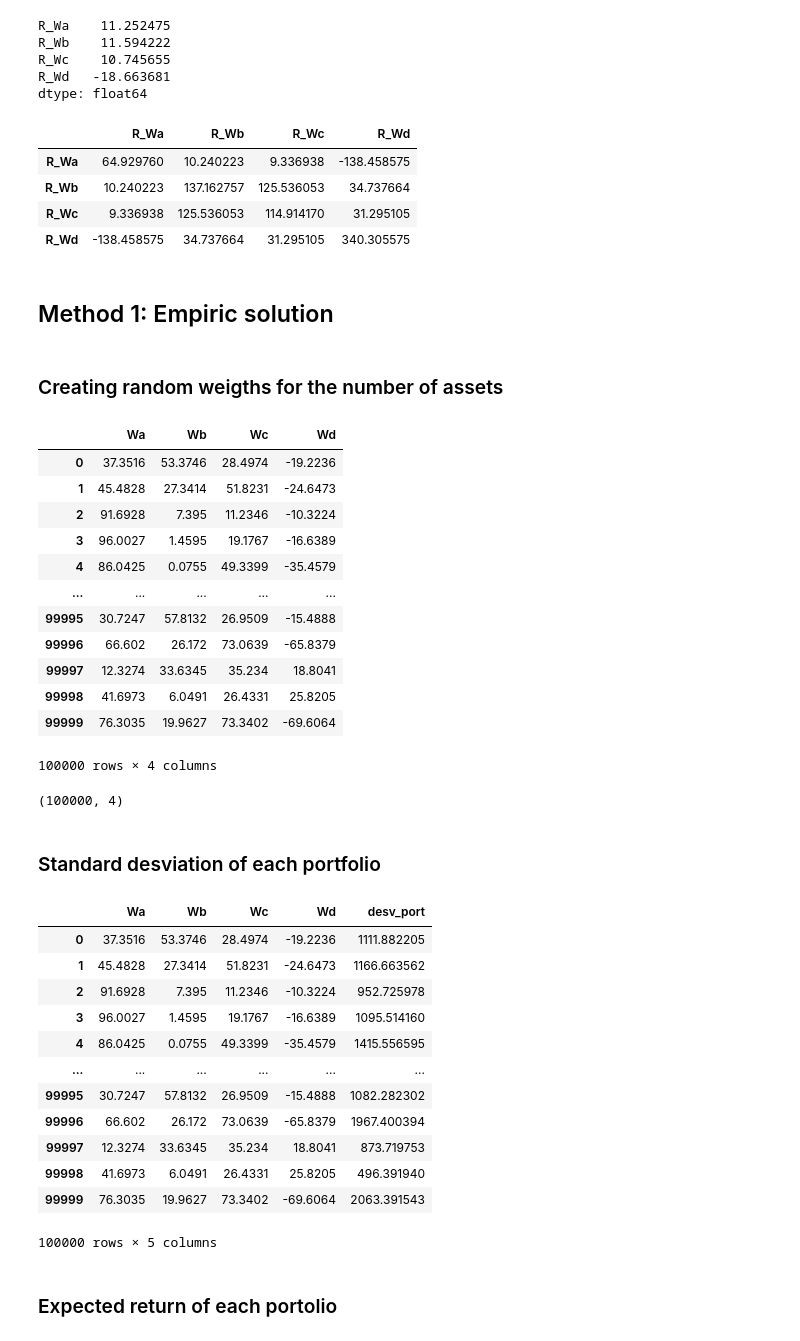
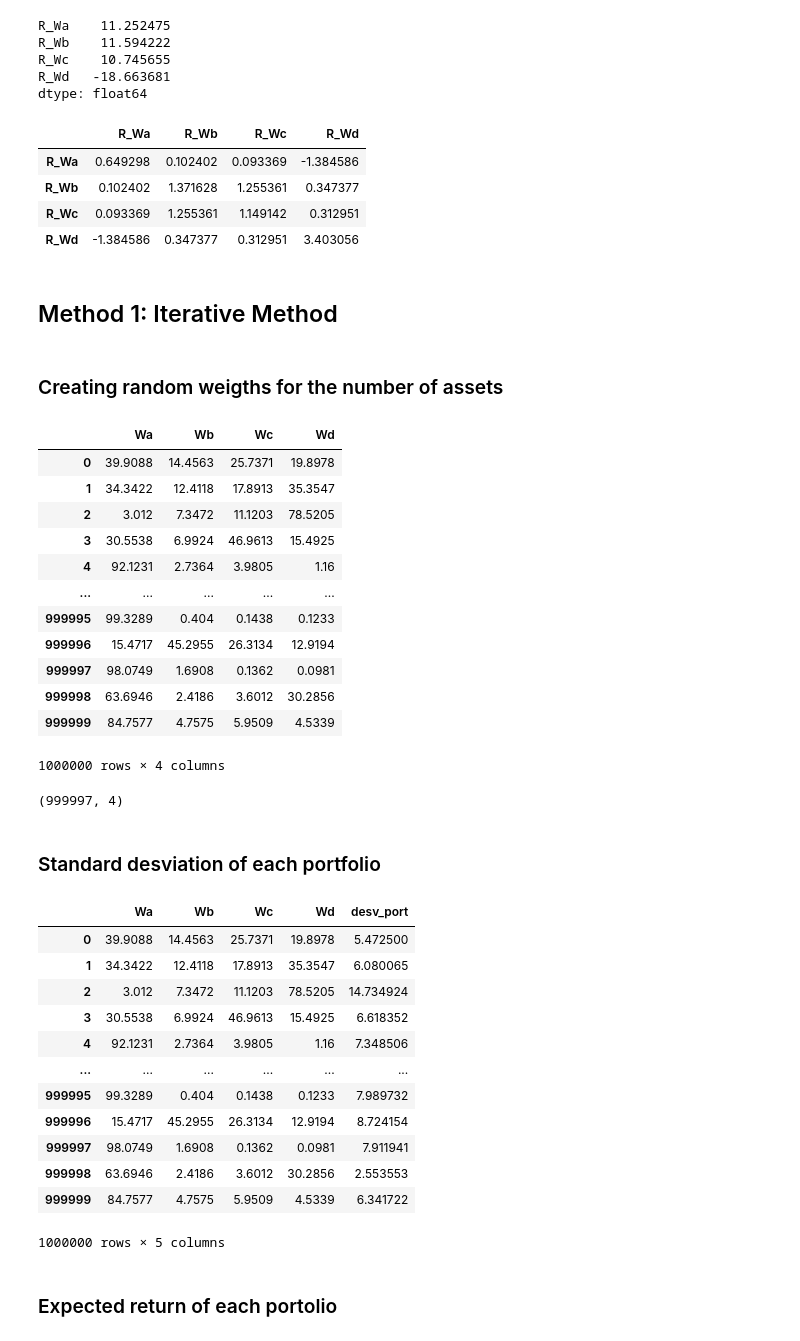
Before and after one commit to Maurojara1/PortfolioManagement, a Jupyter notebook: WeightOptimization.ipynb, the cells around one changed output. Cells and saved outputs as stored; diff of their text form; code cells hidden in the pictures.

Commit message:
finish iterative method of portfolio optimization
Signed-off-by: Maurojara1 <jaramillo.uparela.mauricio@gmail.com>

```diff
--- a/WeightOptimization.ipynb
+++ b/WeightOptimization.ipynb
@@ -108,19 +108,20 @@ R_Wd   -18.663681
 dtype: float64
 # %%
 Cov_mat = returns.cov()
+Cov_mat = Cov_mat.div(100)
 Cov_mat
 # %% [output]
 |  | R_Wa | R_Wb | R_Wc | R_Wd |
-| R_Wa | 64.929760 | 10.240223 | 9.336938 | -138.458575 |
-| R_Wb | 10.240223 | 137.162757 | 125.536053 | 34.737664 |
-| R_Wc | 9.336938 | 125.536053 | 114.914170 | 31.295105 |
-| R_Wd | -138.458575 | 34.737664 | 31.295105 | 340.305575 |
+| R_Wa | 0.649298 | 0.102402 | 0.093369 | -1.384586 |
+| R_Wb | 0.102402 | 1.371628 | 1.255361 | 0.347377 |
+| R_Wc | 0.093369 | 1.255361 | 1.149142 | 0.312951 |
+| R_Wd | -1.384586 | 0.347377 | 0.312951 | 3.403056 |
 # %% [markdown]
-## Method 1: Empiric solution
+## Method 1: Iterative Method
 # %% [markdown]
 ### Creating random weigths for the number of assets
 # %%
-n = 100000
+n = 1000000
 weights = pd.DataFrame(columns=tickers, index=range(n))
 for i in range(n):
     n_weights = []
@@ -132,58 +133,63 @@ for i in range(n):
             LBound = (int)(randW*1000000)
             acum+=randW
             n_weights.append(randW*100)
-        elif w == len(tickers)-1 :
-            randW = (1 - acum)
-            n_weights.append(randW*100)
+        elif w == (len(tickers)-1):
+            if LBound==1000000: n_weights.append(0)
+            else:
+                randW = (1 - acum)
+                n_weights.append(randW*100)
+                acum+=randW
         else:
-            randW = 1-random.randrange(LBound,1000000)/1000000
-            LBound = (int)(randW*1000000)
-            acum+=randW
-            n_weights.append(randW*100)
+            if LBound==1000000: n_weights.append(0)
+            else:
+                randW = 1-random.randrange(LBound,1000000)/1000000
+                LBound += (int)(randW*1000000)
+                acum+=randW
+                n_weights.append(randW*100)
     weights.iloc[i] = n_weights
 weights
 # %% [output]
 |  | Wa | Wb | Wc | Wd |
-| 0 | 37.3516 | 53.3746 | 28.4974 | -19.2236 |
-| 1 | 45.4828 | 27.3414 | 51.8231 | -24.6473 |
-| 2 | 91.6928 | 7.395 | 11.2346 | -10.3224 |
-| 3 | 96.0027 | 1.4595 | 19.1767 | -16.6389 |
-| 4 | 86.0425 | 0.0755 | 49.3399 | -35.4579 |
+| 0 | 39.9088 | 14.4563 | 25.7371 | 19.8978 |
+| 1 | 34.3422 | 12.4118 | 17.8913 | 35.3547 |
+| 2 | 3.012 | 7.3472 | 11.1203 | 78.5205 |
+| 3 | 30.5538 | 6.9924 | 46.9613 | 15.4925 |
+| 4 | 92.1231 | 2.7364 | 3.9805 | 1.16 |
 | ... | ... | ... | ... | ... |
-| 99995 | 30.7247 | 57.8132 | 26.9509 | -15.4888 |
-| 99996 | 66.602 | 26.172 | 73.0639 | -65.8379 |
-| 99997 | 12.3274 | 33.6345 | 35.234 | 18.8041 |
-| 99998 | 41.6973 | 6.0491 | 26.4331 | 25.8205 |
-| 99999 | 76.3035 | 19.9627 | 73.3402 | -69.6064 |
+| 999995 | 99.3289 | 0.404 | 0.1438 | 0.1233 |
+| 999996 | 15.4717 | 45.2955 | 26.3134 | 12.9194 |
+| 999997 | 98.0749 | 1.6908 | 0.1362 | 0.0981 |
+| 999998 | 63.6946 | 2.4186 | 3.6012 | 30.2856 |
+| 999999 | 84.7577 | 4.7575 | 5.9509 | 4.5339 |
-100000 rows × 4 columns
+1000000 rows × 4 columns
 # %%
 weights.drop_duplicates().shape
 # %% [output]
-(100000, 4)
+(999997, 4)
 # %% [markdown]
 ### Standard desviation of each portfolio
 # %%
 list_desv = []
 for i in range(n):
     desv_port = np.matmul(np.asarray(weights.iloc[i].T), np.asarray(Cov_mat))
     desv_port = math.sqrt(np.matmul(desv_port, weights.iloc[i]))
-    list_desv.append(desv_port)
+    list_desv.append(desv_port/10)
 weights['desv_port'] = list_desv
 weights
 # %% [output]
 |  | Wa | Wb | Wc | Wd | desv_port |
-| 0 | 37.3516 | 53.3746 | 28.4974 | -19.2236 | 1111.882205 |
-| 1 | 45.4828 | 27.3414 | 51.8231 | -24.6473 | 1166.663562 |
-| 2 | 91.6928 | 7.395 | 11.2346 | -10.3224 | 952.725978 |
-| 3 | 96.0027 | 1.4595 | 19.1767 | -16.6389 | 1095.514160 |
-| 4 | 86.0425 | 0.0755 | 49.3399 | -35.4579 | 1415.556595 |
+| 0 | 39.9088 | 14.4563 | 25.7371 | 19.8978 | 5.472500 |
+| 1 | 34.3422 | 12.4118 | 17.8913 | 35.3547 | 6.080065 |
+| 2 | 3.012 | 7.3472 | 11.1203 | 78.5205 | 14.734924 |
+| 3 | 30.5538 | 6.9924 | 46.9613 | 15.4925 | 6.618352 |
+| 4 | 92.1231 | 2.7364 | 3.9805 | 1.16 | 7.348506 |
 | ... | ... | ... | ... | ... | ... |
-| 99995 | 30.7247 | 57.8132 | 26.9509 | -15.4888 | 1082.282302 |
-| 99996 | 66.602 | 26.172 | 73.0639 | -65.8379 | 1967.400394 |
-| 99997 | 12.3274 | 33.6345 | 35.234 | 18.8041 | 873.719753 |
-| 99998 | 41.6973 | 6.0491 | 26.4331 | 25.8205 | 496.391940 |
-| 99999 | 76.3035 | 19.9627 | 73.3402 | -69.6064 | 2063.391543 |
+| 999995 | 99.3289 | 0.404 | 0.1438 | 0.1233 | 7.989732 |
+| 999996 | 15.4717 | 45.2955 | 26.3134 | 12.9194 | 8.724154 |
+| 999997 | 98.0749 | 1.6908 | 0.1362 | 0.0981 | 7.911941 |
+| 999998 | 63.6946 | 2.4186 | 3.6012 | 30.2856 | 2.553553 |
+| 999999 | 84.7577 | 4.7575 | 5.9509 | 4.5339 | 6.341722 |
-100000 rows × 5 columns
+1000000 rows × 5 columns
 # %% [markdown]
 ### Expected return of each portolio
 # %%
```
Also changed, not shown: parts of 4 cells of this notebook.
